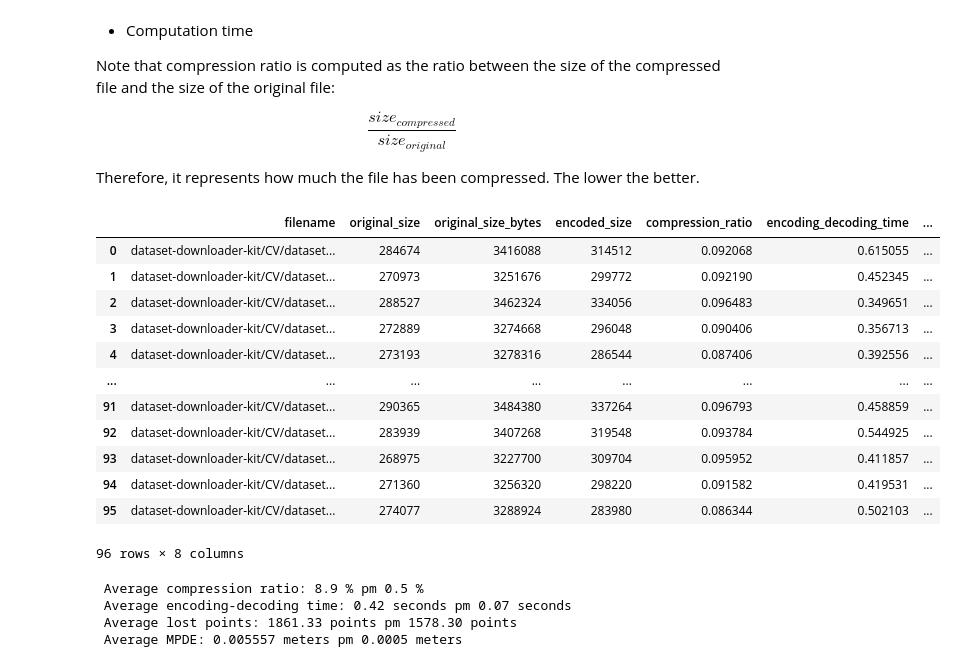
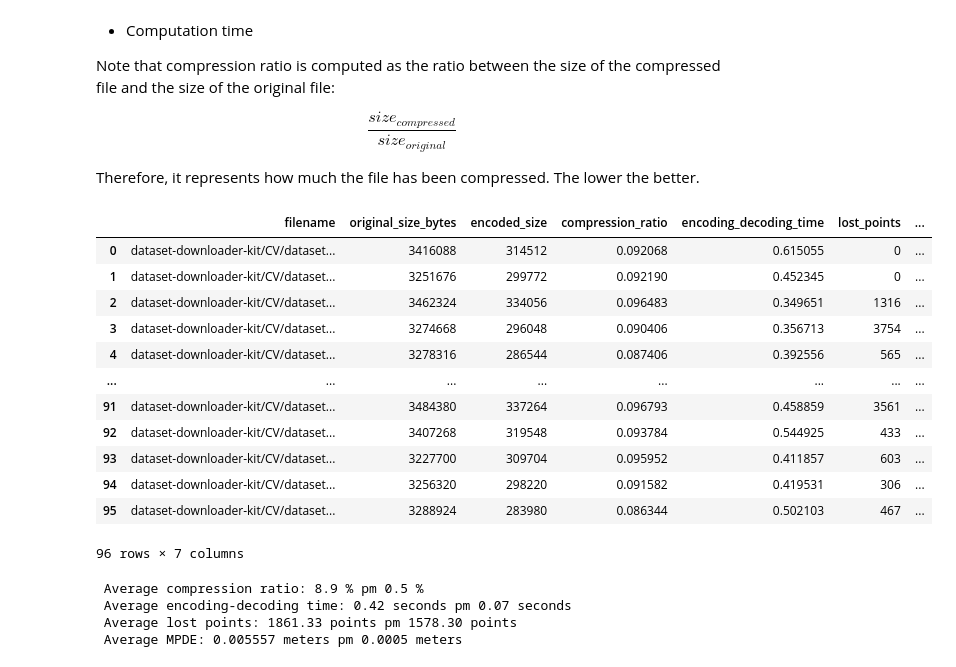
Before and after one commit to nicolezattarin/PointCloudCompression, a Jupyter notebook: DRACO.ipynb, the cells around one changed output. Cells and saved outputs as stored; diff of their text form; code cells hidden in the pictures.

```diff
--- a/DRACO.ipynb
+++ b/DRACO.ipynb
@@ -130,26 +130,26 @@ draco_unlabeled.to_csv('results/draco_unlabeled.csv', index=False)
 # %%
 draco_unlabeled = pd.read_csv('results/draco_unlabeled.csv')
 
 try:
-    draco_unlabeled = draco_unlabeled.drop(columns=['encoded_size_bytes', 'compression_ratio_bytes'])
+    draco_unlabeled = draco_unlabeled.drop(columns=['encoded_size_bytes', 'compression_ratio_bytes', 'original_size'])
 except:
     pass
 
 draco_unlabeled
 # %% [output]
-|  | filename | original_size | original_size_bytes | encoded_size | compression_ratio | encoding_decoding_time | ... |
-| 0 | dataset-downloader-kit/CV/dataset... | 284674 | 3416088 | 314512 | 0.092068 | 0.615055 | ... |
-| 1 | dataset-downloader-kit/CV/dataset... | 270973 | 3251676 | 299772 | 0.092190 | 0.452345 | ... |
-| 2 | dataset-downloader-kit/CV/dataset... | 288527 | 3462324 | 334056 | 0.096483 | 0.349651 | ... |
-| 3 | dataset-downloader-kit/CV/dataset... | 272889 | 3274668 | 296048 | 0.090406 | 0.356713 | ... |
-| 4 | dataset-downloader-kit/CV/dataset... | 273193 | 3278316 | 286544 | 0.087406 | 0.392556 | ... |
+|  | filename | original_size_bytes | encoded_size | compression_ratio | encoding_decoding_time | lost_points | ... |
+| 0 | dataset-downloader-kit/CV/dataset... | 3416088 | 314512 | 0.092068 | 0.615055 | 0 | ... |
+| 1 | dataset-downloader-kit/CV/dataset... | 3251676 | 299772 | 0.092190 | 0.452345 | 0 | ... |
+| 2 | dataset-downloader-kit/CV/dataset... | 3462324 | 334056 | 0.096483 | 0.349651 | 1316 | ... |
+| 3 | dataset-downloader-kit/CV/dataset... | 3274668 | 296048 | 0.090406 | 0.356713 | 3754 | ... |
+| 4 | dataset-downloader-kit/CV/dataset... | 3278316 | 286544 | 0.087406 | 0.392556 | 565 | ... |
 | ... | ... | ... | ... | ... | ... | ... | ... |
-| 91 | dataset-downloader-kit/CV/dataset... | 290365 | 3484380 | 337264 | 0.096793 | 0.458859 | ... |
-| 92 | dataset-downloader-kit/CV/dataset... | 283939 | 3407268 | 319548 | 0.093784 | 0.544925 | ... |
-| 93 | dataset-downloader-kit/CV/dataset... | 268975 | 3227700 | 309704 | 0.095952 | 0.411857 | ... |
-| 94 | dataset-downloader-kit/CV/dataset... | 271360 | 3256320 | 298220 | 0.091582 | 0.419531 | ... |
-| 95 | dataset-downloader-kit/CV/dataset... | 274077 | 3288924 | 283980 | 0.086344 | 0.502103 | ... |
+| 91 | dataset-downloader-kit/CV/dataset... | 3484380 | 337264 | 0.096793 | 0.458859 | 3561 | ... |
+| 92 | dataset-downloader-kit/CV/dataset... | 3407268 | 319548 | 0.093784 | 0.544925 | 433 | ... |
+| 93 | dataset-downloader-kit/CV/dataset... | 3227700 | 309704 | 0.095952 | 0.411857 | 603 | ... |
+| 94 | dataset-downloader-kit/CV/dataset... | 3256320 | 298220 | 0.091582 | 0.419531 | 306 | ... |
+| 95 | dataset-downloader-kit/CV/dataset... | 3288924 | 283980 | 0.086344 | 0.502103 | 467 | ... |
-96 rows × 8 columns
+96 rows × 7 columns
 # %%
 # plot some results
 import matplotlib.pyplot as plt
```
Also changed, not shown: 3 other files.
